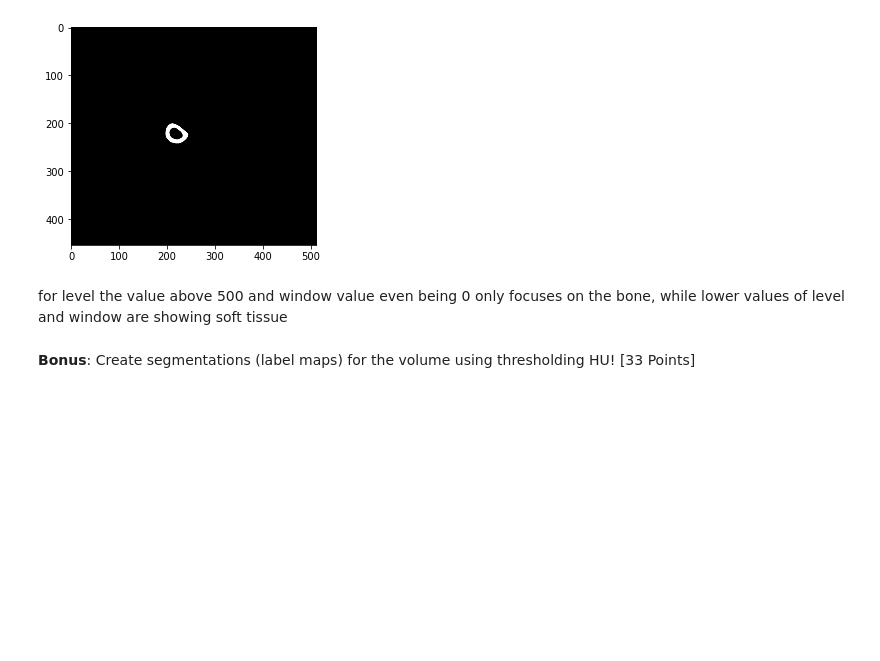
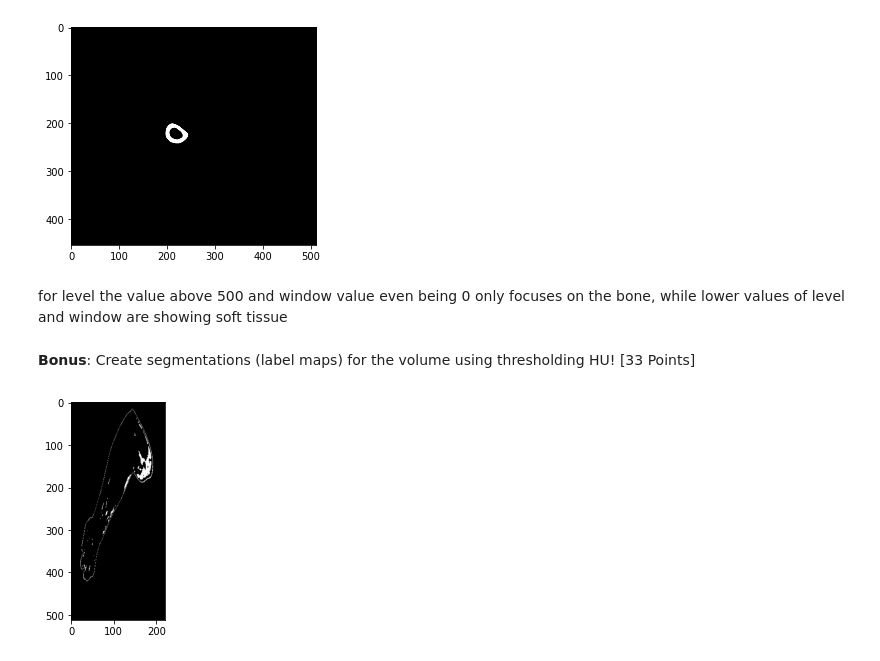
Before and after one commit to bostongfx/cs480student, a Jupyter notebook: 05/Copy_of_CS480_Assignment_5.ipynb, the cells around one changed output. Saved outputs shown, nothing was run; the diff lists cells and outputs as text; code cells hidden in the pictures; blank space fills up the shorter version.

```diff
--- a/05/Copy_of_CS480_Assignment_5.ipynb
+++ b/05/Copy_of_CS480_Assignment_5.ipynb
@@ -247,2 +245,11 @@ for level the value above 500 and window value even being 0 only focuses on the
+# %%
+# TODO: YOUR CODE TO SEGMENT FAT
+new_m = array_3d[120].copy().astype(np.int16)
+new_m[new_m < -100] = 0
+new_m[new_m > 950] = 0
+plt.imshow(new_m, cmap='gray')
+plt.show()
+# %% [output]
+[figure, added]
 # %%
 # TODO: YOUR CODE TO SEGMENT SOFT TISSUE
```
Also changed, not shown: parts of 6 cells of this notebook.
